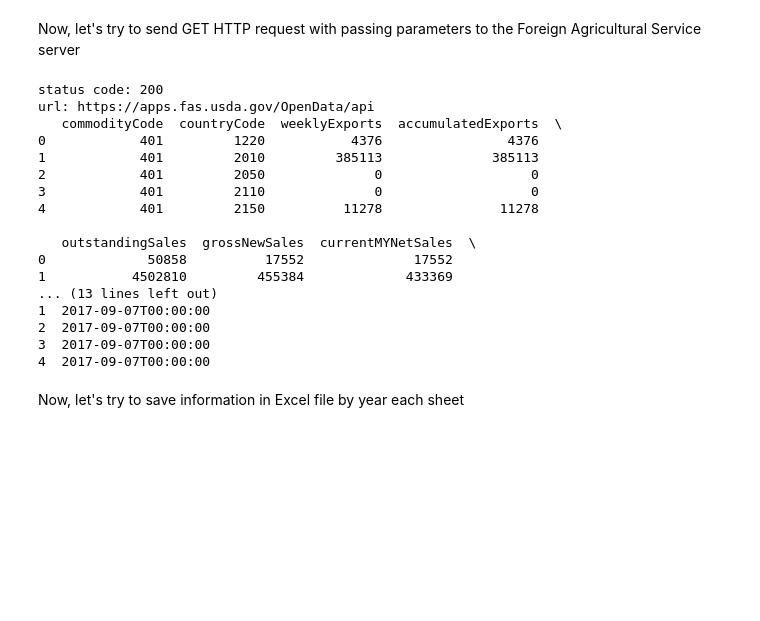
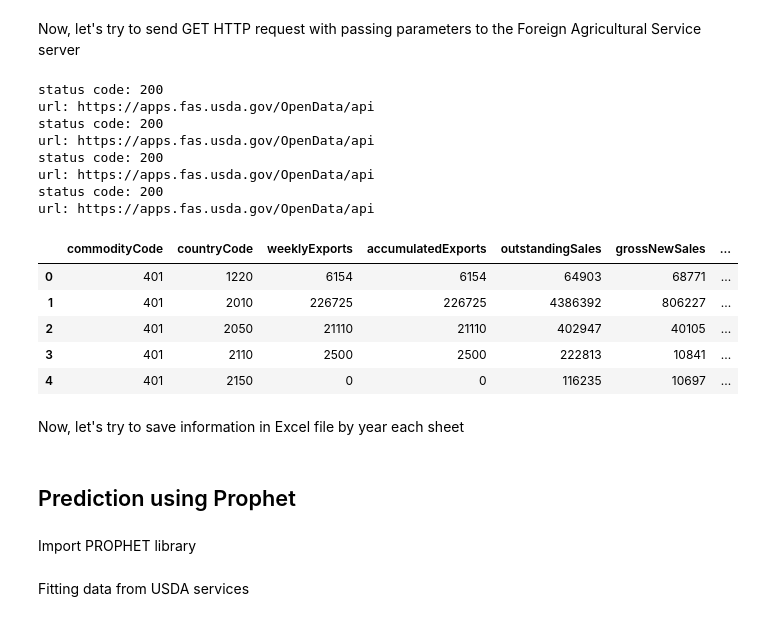
Before and after one commit to akkagazizov/usda-package, a Jupyter notebook: example.ipynb, the cells around one changed output. Drawn from its saved outputs; the diff is of its cells as text; code cells hidden in the pictures; blank space fills up the shorter version.

```diff
--- a/example.ipynb
+++ b/example.ipynb
@@ -104,32 +105,35 @@ from src.usda.api.utils.merge_and_savefile import merge_and_savefile
 # %% [markdown]
 Now, let's try to send GET HTTP request with passing parameters to the Foreign Agricultural Service server
 # %%
+dfs_fas_2018to2022 = []
 commodityCode = 401 # CORN
-year = 2018
-status_code = fas.get(endpoint=f"/esr/exports/commodityCode/{commodityCode}/allCountries/marketYear/{year}")
-print(f"status code: {status_code}")
-print(f"url: {fas.url}")
+from_year = 2019
+to_year = 2022
 
-df_fas = fas.get_dataframe()
-print(df_fas.head())
+for year in range(from_year, to_year+1):
+    status_code = fas.get(endpoint=f"/esr/exports/commodityCode/{commodityCode}/allCountries/marketYear/{year}")
+    print(f"status code: {status_code}")
+    print(f"url: {fas.url}")
+
+    dfs_fas_2018to2022.append(fas.get_dataframe())
+
+df_fas = pd.concat(dfs_fas_2018to2022, ignore_index=True)
+df_fas.head()
 # %% [output]
 status code: 200
 url: https://apps.fas.usda.gov/OpenData/api
-   commodityCode  countryCode  weeklyExports  accumulatedExports  \
-0            401         1220           4376                4376
-1            401         2010         385113              385113
-2            401         2050              0                   0
-3            401         2110              0                   0
-4            401         2150          11278               11278
-
-   outstandingSales  grossNewSales  currentMYNetSales  \
-0             50858          17552              17552
-1           4502810         455384             433369
-... (13 lines left out)
-1  2017-09-07T00:00:00
-2  2017-09-07T00:00:00
-3  2017-09-07T00:00:00
-4  2017-09-07T00:00:00
+status code: 200
+url: https://apps.fas.usda.gov/OpenData/api
+status code: 200
+url: https://apps.fas.usda.gov/OpenData/api
+status code: 200
+url: https://apps.fas.usda.gov/OpenData/api
+|  | commodityCode | countryCode | weeklyExports | accumulatedExports | outstandingSales | grossNewSales | ... |
+| 0 | 401 | 1220 | 6154 | 6154 | 64903 | 68771 | ... |
+| 1 | 401 | 2010 | 226725 | 226725 | 4386392 | 806227 | ... |
+| 2 | 401 | 2050 | 21110 | 21110 | 402947 | 40105 | ... |
+| 3 | 401 | 2110 | 2500 | 2500 | 222813 | 10841 | ... |
+| 4 | 401 | 2150 | 0 | 0 | 116235 | 10697 | ... |
 # %% [markdown]
 Now, let's try to save information in Excel file by year each sheet
 # %%
@@ -139,0 +144,4 @@ merge_and_savefile(PATH_TO_SAVE_DATA, dfs={"nass": df_nass[df_nass["year"] == 20
+# %% [markdown]
+## Prediction using Prophet
+# %% [markdown]
+Import PROPHET library
@@ -139,0 +150,2 @@ merge_and_savefile(PATH_TO_SAVE_DATA, dfs={"nass": df_nass[df_nass["year"] == 20
+# %% [markdown]
+Fitting data from USDA services
```
Also changed, not shown: parts of 11 cells of this notebook.
